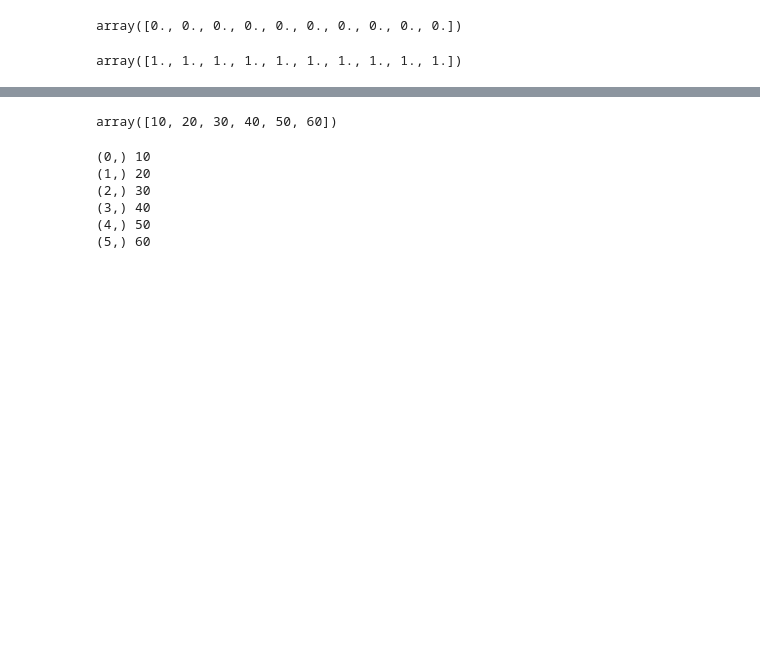
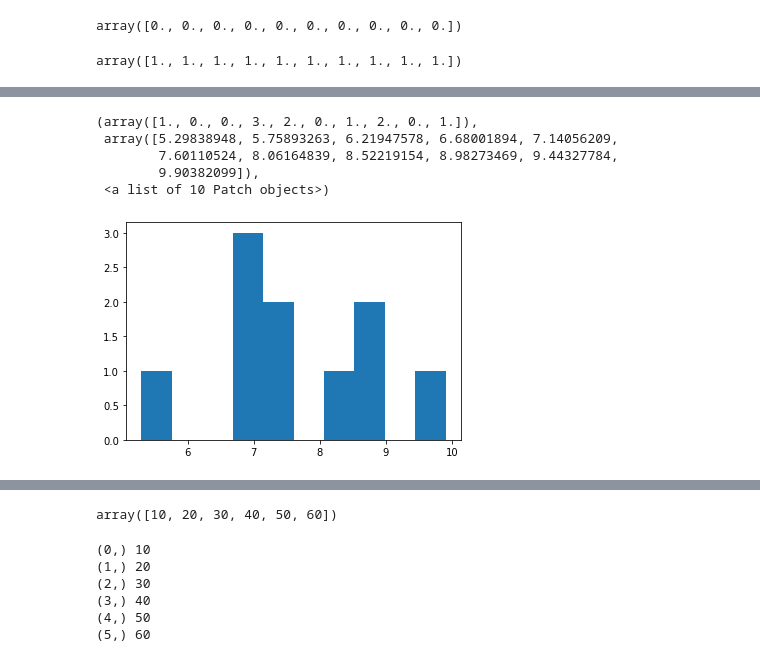
Before and after one commit to sujeetmishra89/DataScience_Course, a Jupyter notebook: Unit_03_Python_Analytics_Packages/Analytics_Packages/Numpy/Numpy.ipynb, the cells around one changed output, grey strips where cells are left out. Cells and saved outputs as stored; diff of their text form; code cells hidden in the pictures; blank space fills up the shorter version.

```diff
--- a/Unit_03_Python_Analytics_Packages/Analytics_Packages/Numpy/Numpy.ipynb
+++ b/Unit_03_Python_Analytics_Packages/Analytics_Packages/Numpy/Numpy.ipynb
@@ -194,3 +201,12 @@ array([6.5348311 , 9.4680654 , 8.60771931, 5.94969477, 7.77113796,
+# %%
+plt.hist(f1)
+# %% [output]
+(array([1., 0., 0., 3., 2., 0., 1., 2., 0., 1.]),
+ array([5.29838948, 5.75893263, 6.21947578, 6.68001894, 7.14056209,
+        7.60110524, 8.06164839, 8.52219154, 8.98273469, 9.44327784,
+        9.90382099]),
+ <a list of 10 Patch objects>)
+[figure, added]
 # %%
 # Extract Integer part
 np.floor(f1)
```
Also changed, not shown: parts of 235 cells of this notebook, 2 other files.
